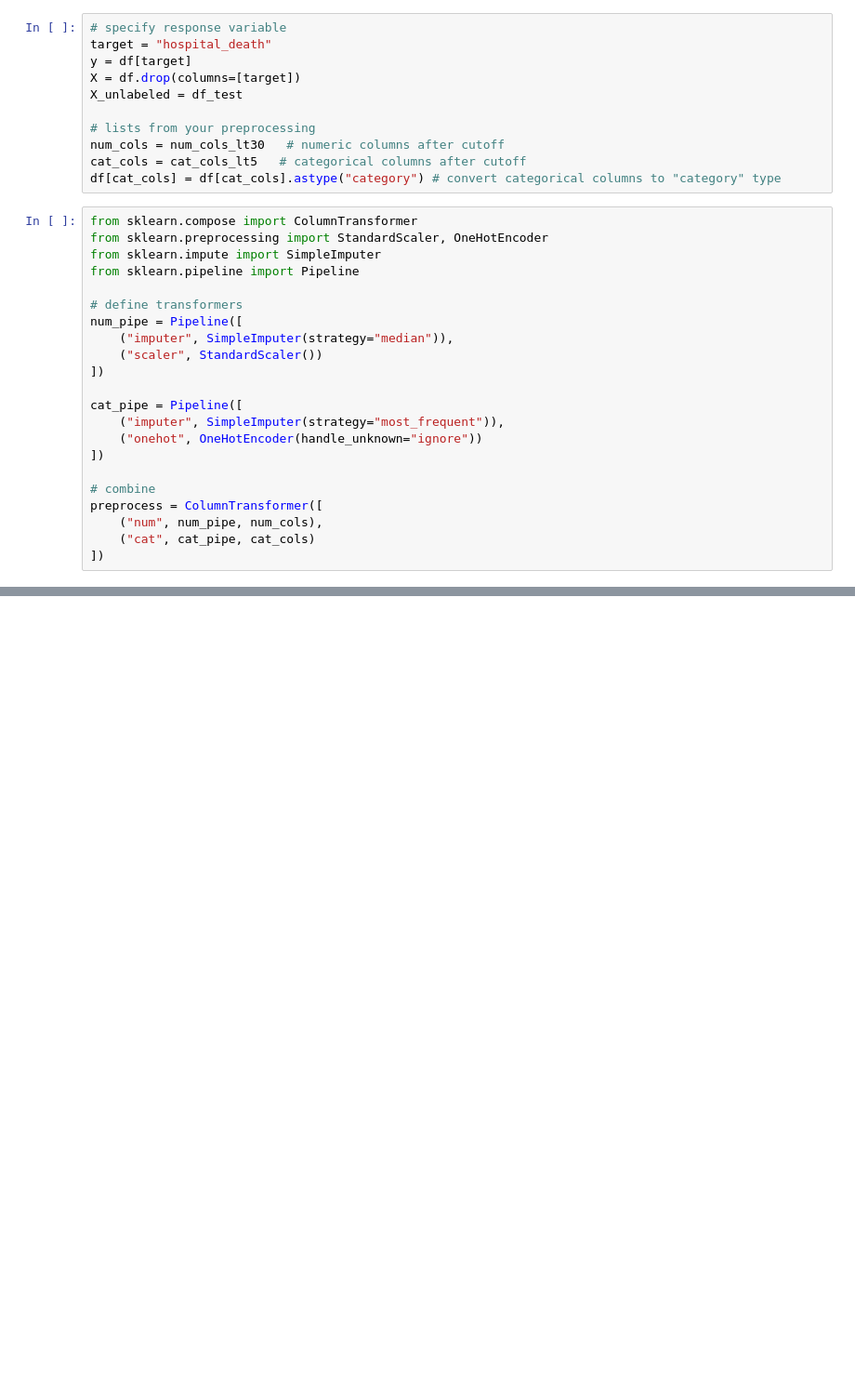
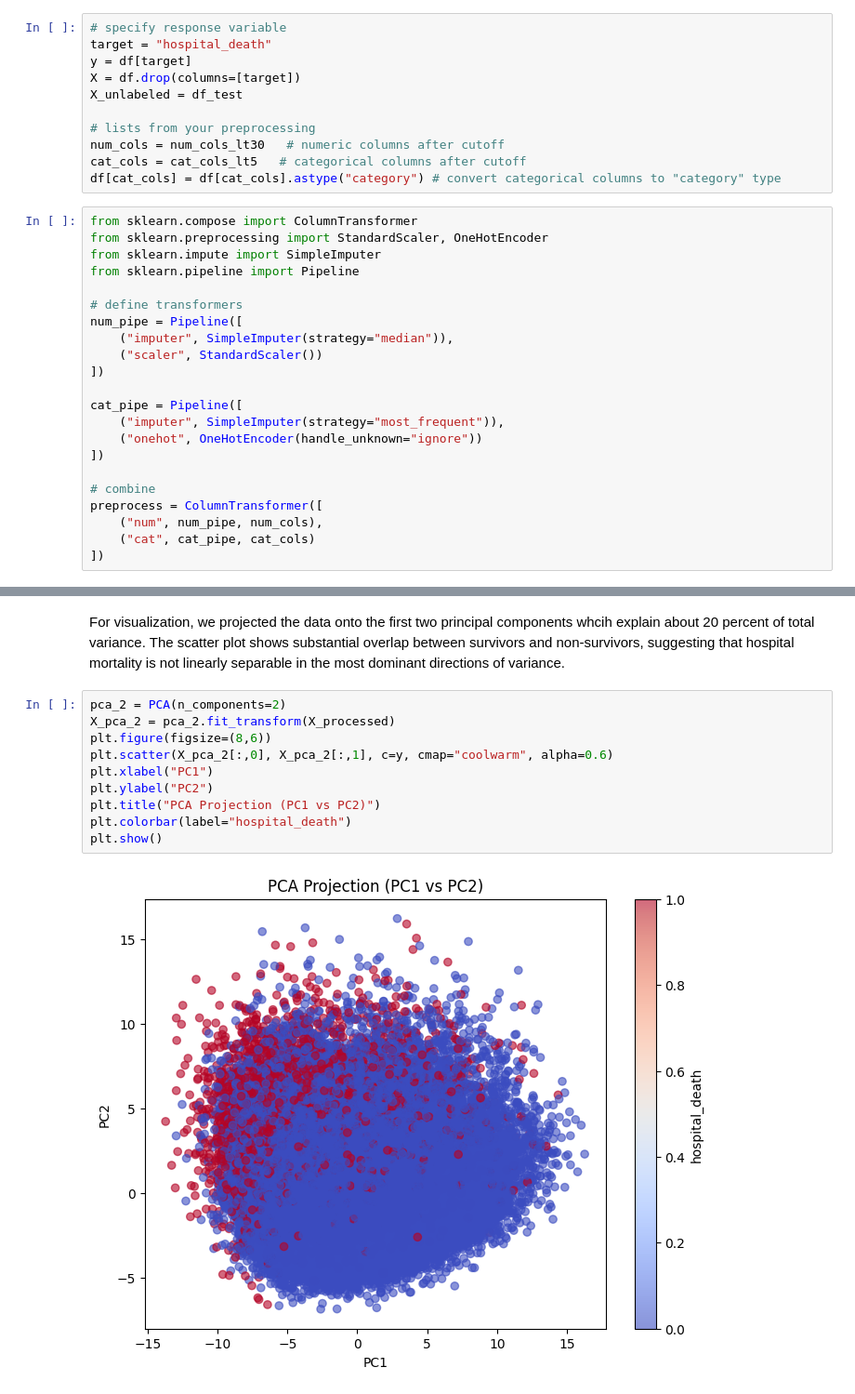
Before and after one commit to cindyrenxy/ac209a-project, a Jupyter notebook: AC209A Project MS3.ipynb, the cells around one changed output, grey strips where cells are left out. Shown at 93% size. Drawn from its saved outputs; the diff is of its cells as text; blank space fills up the shorter version.

```diff
--- a/AC209A Project MS3.ipynb
+++ b/AC209A Project MS3.ipynb
@@ -413,0 +463,14 @@ preprocess = ColumnTransformer([
+# %% [markdown]
+For visualization, we projected the data onto the first two principal components whcih explain about 20 percent of total variance. The scatter plot shows substantial overlap between survivors and non-survivors, suggesting that hospital mortality is not linearly separable in the most dominant directions of variance.
+# %%
+pca_2 = PCA(n_components=2)
+X_pca_2 = pca_2.fit_transform(X_processed)
+plt.figure(figsize=(8,6))
+plt.scatter(X_pca_2[:,0], X_pca_2[:,1], c=y, cmap="coolwarm", alpha=0.6)
+plt.xlabel("PC1")
+plt.ylabel("PC2")
+plt.title("PCA Projection (PC1 vs PC2)")
+plt.colorbar(label="hospital_death")
+plt.show()
+# %% [output]
+[figure, added]
```
Also changed, not shown: parts of 19 cells of this notebook.
